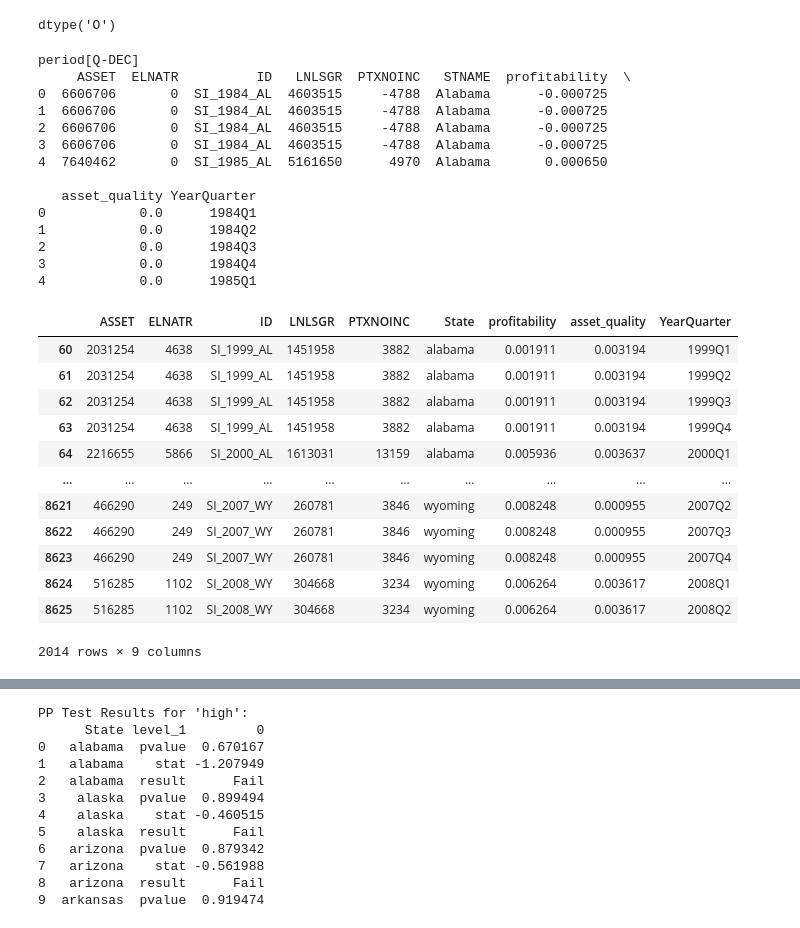
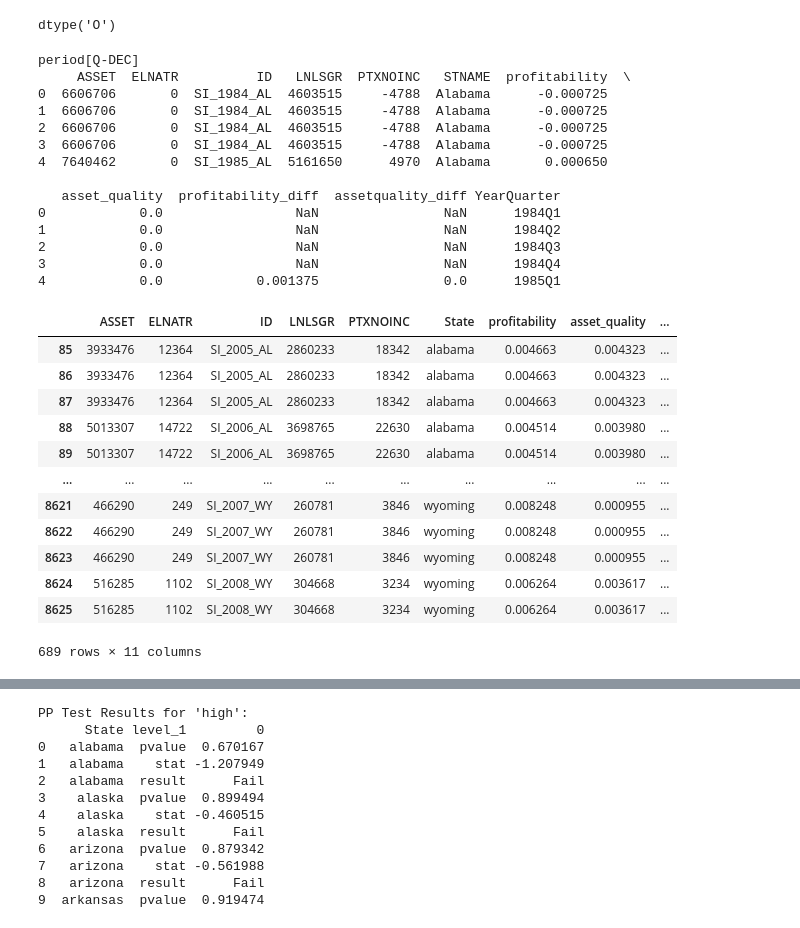
Before and after one commit to DMChakrabarti013/macro_matrics, a Jupyter notebook: preprocessing.ipynb, the cells around one changed output, grey strips where cells are left out. Cells and saved outputs as stored; diff of their text form; code cells hidden in the pictures.

```diff
--- a/preprocessing.ipynb
+++ b/preprocessing.ipynb
@@ -1071,7 +1076,6 @@ def get_knn_matches(X, state_names, treated_states, k=5):
 # %% [markdown]
 ### 1. Create Baseline df
 # %%
-
 # Load the yearly bank data; assumes columns include "Year", "State", "PTXNOINC", "ASSET", "ELNATR", "LNLSGR"
 bank_df = pd.read_csv("bank-data.csv")
 
@@ -1080,6 +1084,13 @@ bank_df = pd.read_csv("bank-data.csv")
 # Asset Quality Ratio = ELNATR / LNLSGR
 bank_df["profitability"] = bank_df["PTXNOINC"] / bank_df["ASSET"]
 bank_df["asset_quality"] = bank_df["ELNATR"] / bank_df["LNLSGR"]
+
+# Sort data by state and year to prepare for calculating differences
+bank_df.sort_values(["STNAME", "YEAR"], inplace=True)
+
+# Calculate the difference in profitability compared to the previous year
+bank_df["profitability_diff"] = bank_df.groupby("STNAME")["profitability"].diff()
+bank_df["assetquality_diff"] = bank_df.groupby("STNAME")["asset_quality"].diff()
 
 # The bank data is yearly; we need to 'upsample' it to quarterly.
 # Define the four quarters as strings.
@@ -1150,39 +1177,39 @@ period[Q-DEC]
 3  6606706       0  SI_1984_AL  4603515     -4788  Alabama      -0.000725
 4  7640462       0  SI_1985_AL  5161650      4970  Alabama       0.000650
 
-   asset_quality YearQuarter
-0            0.0      1984Q1
-1            0.0      1984Q2
-2            0.0      1984Q3
-3            0.0      1984Q4
-4            0.0      1985Q1
+   asset_quality  profitability_diff  assetquality_diff YearQuarter
+0            0.0                 NaN                NaN      1984Q1
+1            0.0                 NaN                NaN      1984Q2
+2            0.0                 NaN                NaN      1984Q3
+3            0.0                 NaN                NaN      1984Q4
+4            0.0            0.001375                0.0      1985Q1
 # %%
-common_start = pd.Period("1999Q1", freq="Q")
+common_start = pd.Period("2005Q2", freq="Q")
 common_end   = pd.Period("2008Q2", freq="Q")
 
 bank_df_quarterly_filtered = bank_df_quarterly[
     (bank_df_quarterly["YearQuarter"] >= common_start) &
     (bank_df_quarterly["YearQuarter"] <= common_end)
 ].copy()
 
 # -------------------------------
 # Step 2: Process State Names in Bank Data
 # -------------------------------
 bank_df_quarterly_filtered["STNAME"] = bank_df_quarterly_filtered["STNAME"].str.lower().str.strip()
 bank_df_quarterly_filtered.rename(columns={"STNAME": "State"}, inplace=True)
 
 bank_df_quarterly_filtered
 # %% [output]
-|  | ASSET | ELNATR | ID | LNLSGR | PTXNOINC | State | profitability | asset_quality | YearQuarter |
-| 60 | 2031254 | 4638 | SI_1999_AL | 1451958 | 3882 | alabama | 0.001911 | 0.003194 | 1999Q1 |
-| 61 | 2031254 | 4638 | SI_1999_AL | 1451958 | 3882 | alabama | 0.001911 | 0.003194 | 1999Q2 |
-| 62 | 2031254 | 4638 | SI_1999_AL | 1451958 | 3882 | alabama | 0.001911 | 0.003194 | 1999Q3 |
-| 63 | 2031254 | 4638 | SI_1999_AL | 1451958 | 3882 | alabama | 0.001911 | 0.003194 | 1999Q4 |
-| 64 | 2216655 | 5866 | SI_2000_AL | 1613031 | 13159 | alabama | 0.005936 | 0.003637 | 2000Q1 |
+|  | ASSET | ELNATR | ID | LNLSGR | PTXNOINC | State | profitability | asset_quality | ... |
+| 85 | 3933476 | 12364 | SI_2005_AL | 2860233 | 18342 | alabama | 0.004663 | 0.004323 | ... |
+| 86 | 3933476 | 12364 | SI_2005_AL | 2860233 | 18342 | alabama | 0.004663 | 0.004323 | ... |
+| 87 | 3933476 | 12364 | SI_2005_AL | 2860233 | 18342 | alabama | 0.004663 | 0.004323 | ... |
+| 88 | 5013307 | 14722 | SI_2006_AL | 3698765 | 22630 | alabama | 0.004514 | 0.003980 | ... |
+| 89 | 5013307 | 14722 | SI_2006_AL | 3698765 | 22630 | alabama | 0.004514 | 0.003980 | ... |
 | ... | ... | ... | ... | ... | ... | ... | ... | ... | ... |
-| 8621 | 466290 | 249 | SI_2007_WY | 260781 | 3846 | wyoming | 0.008248 | 0.000955 | 2007Q2 |
-| 8622 | 466290 | 249 | SI_2007_WY | 260781 | 3846 | wyoming | 0.008248 | 0.000955 | 2007Q3 |
-| 8623 | 466290 | 249 | SI_2007_WY | 260781 | 3846 | wyoming | 0.008248 | 0.000955 | 2007Q4 |
-| 8624 | 516285 | 1102 | SI_2008_WY | 304668 | 3234 | wyoming | 0.006264 | 0.003617 | 2008Q1 |
-| 8625 | 516285 | 1102 | SI_2008_WY | 304668 | 3234 | wyoming | 0.006264 | 0.003617 | 2008Q2 |
+| 8621 | 466290 | 249 | SI_2007_WY | 260781 | 3846 | wyoming | 0.008248 | 0.000955 | ... |
+| 8622 | 466290 | 249 | SI_2007_WY | 260781 | 3846 | wyoming | 0.008248 | 0.000955 | ... |
+| 8623 | 466290 | 249 | SI_2007_WY | 260781 | 3846 | wyoming | 0.008248 | 0.000955 | ... |
+| 8624 | 516285 | 1102 | SI_2008_WY | 304668 | 3234 | wyoming | 0.006264 | 0.003617 | ... |
+| 8625 | 516285 | 1102 | SI_2008_WY | 304668 | 3234 | wyoming | 0.006264 | 0.003617 | ... |
-2014 rows × 9 columns
+689 rows × 11 columns
```
Also changed, not shown: parts of 14 cells of this notebook, 22 other files.
